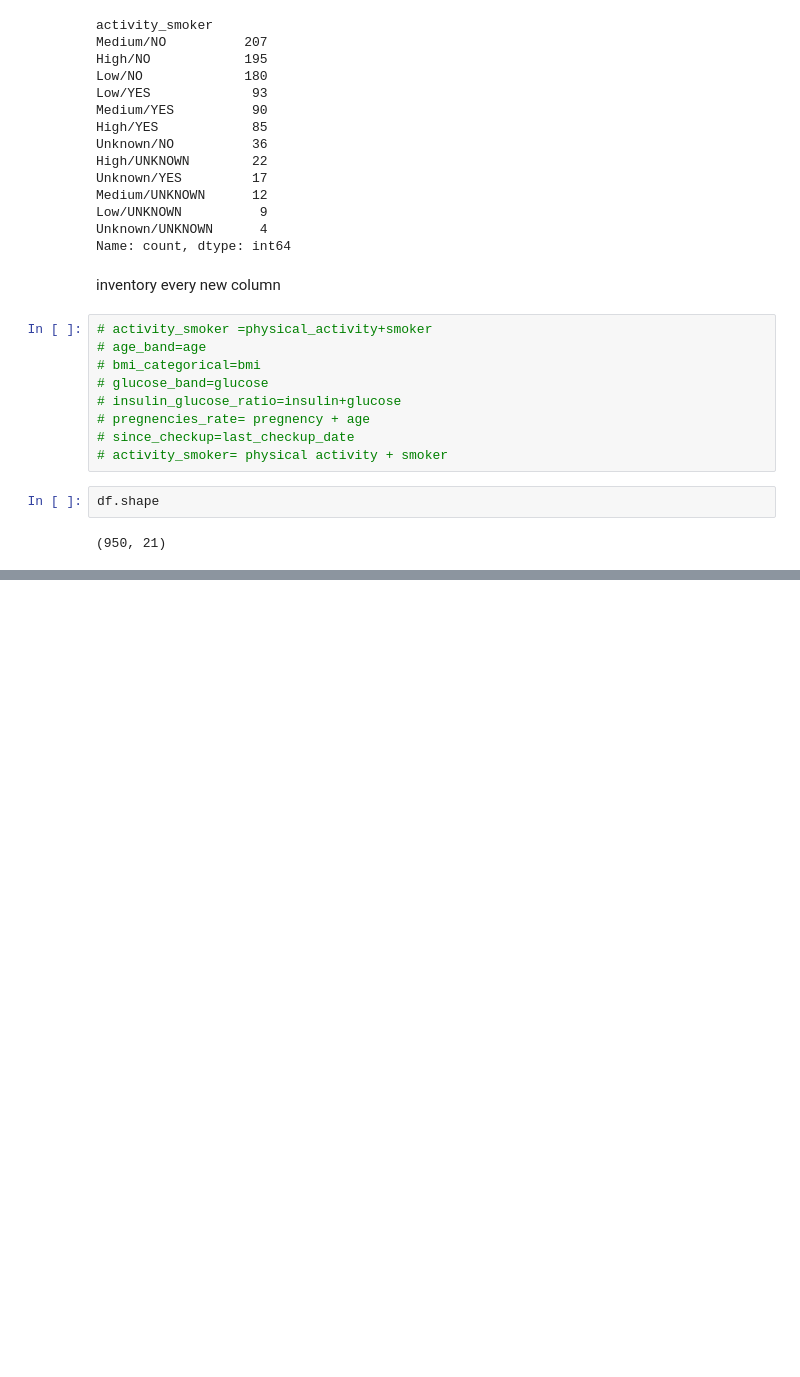
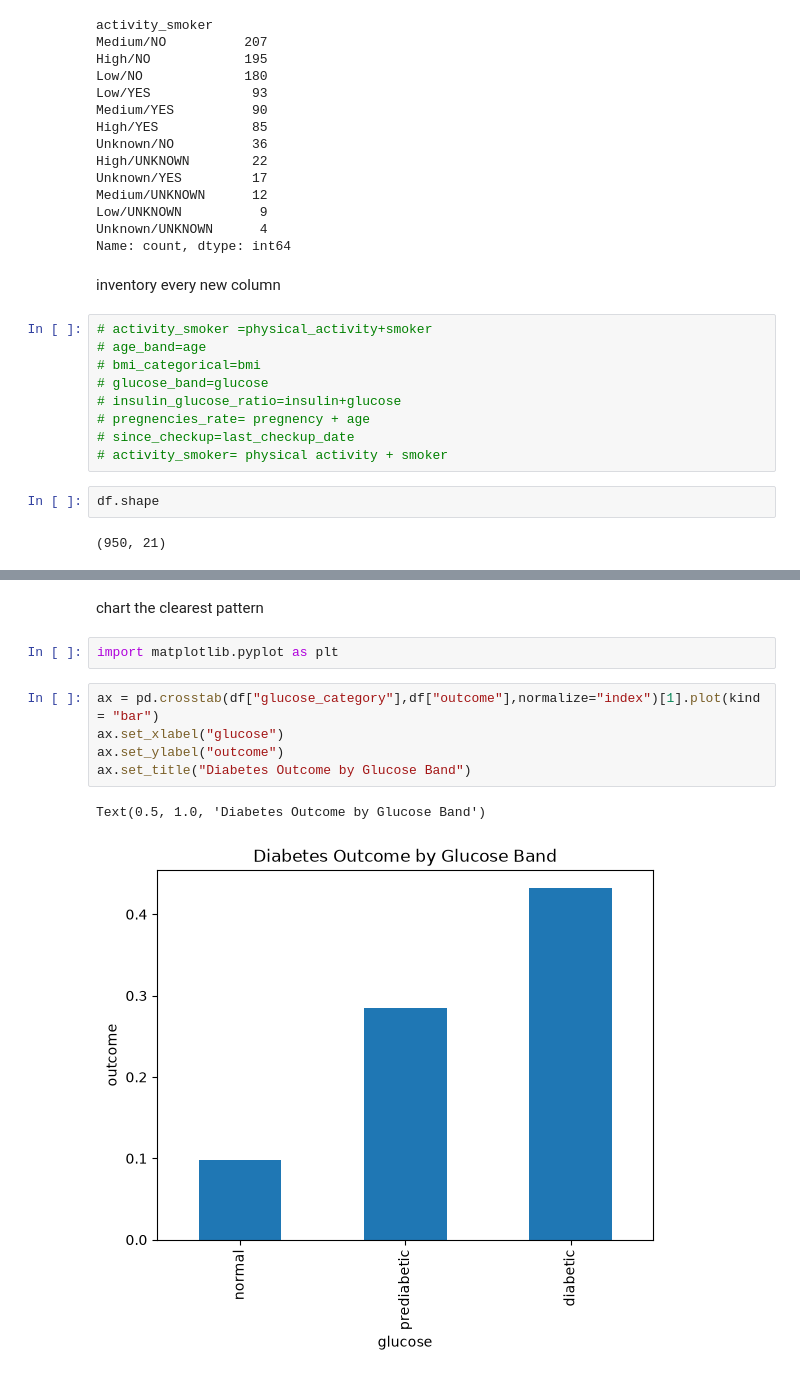
Before and after one commit to ashfiqua23-commits/project1-diabates, a Jupyter notebook: notebooks/ashfiqua_d2.ipynb, the cells around one changed output, grey strips where cells are left out. Saved outputs shown, nothing was run; the diff lists cells and outputs as text; blank space fills up the shorter version.

```diff
--- a/notebooks/ashfiqua_d2.ipynb
+++ b/notebooks/ashfiqua_d2.ipynb
@@ -230,0 +332,12 @@ df.shape
+# %% [markdown]
+chart the clearest pattern
+# %%
+import matplotlib.pyplot as plt
+# %%
+ax = pd.crosstab(df["glucose_category"],df["outcome"],normalize="index")[1].plot(kind = "bar")
+ax.set_xlabel("glucose")
+ax.set_ylabel("outcome")
+ax.set_title("Diabetes Outcome by Glucose Band")
+# %% [output]
+Text(0.5, 1.0, 'Diabetes Outcome by Glucose Band')
+[figure, added]
```
Also changed, not shown: parts of 21 cells of this notebook, 1 other file.
